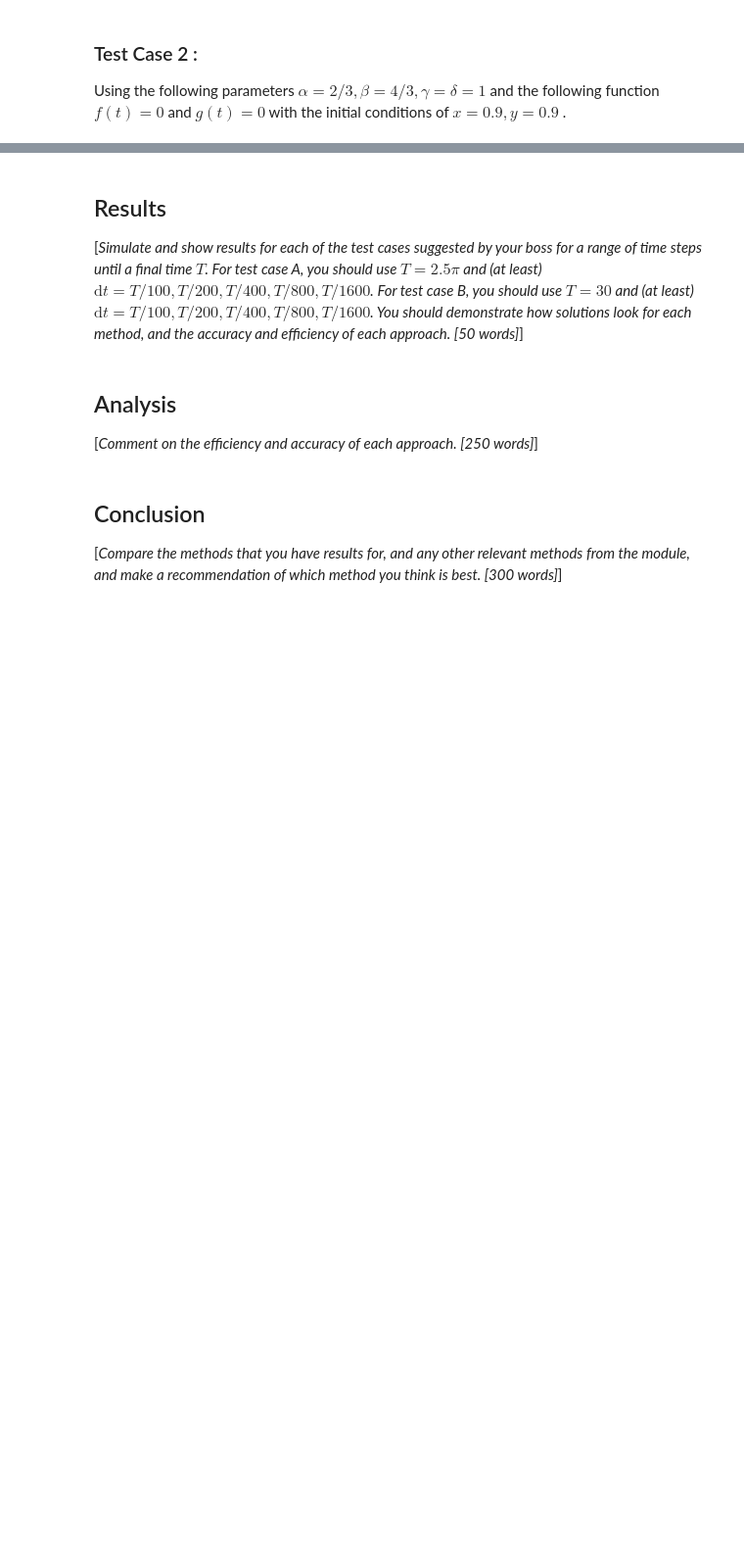
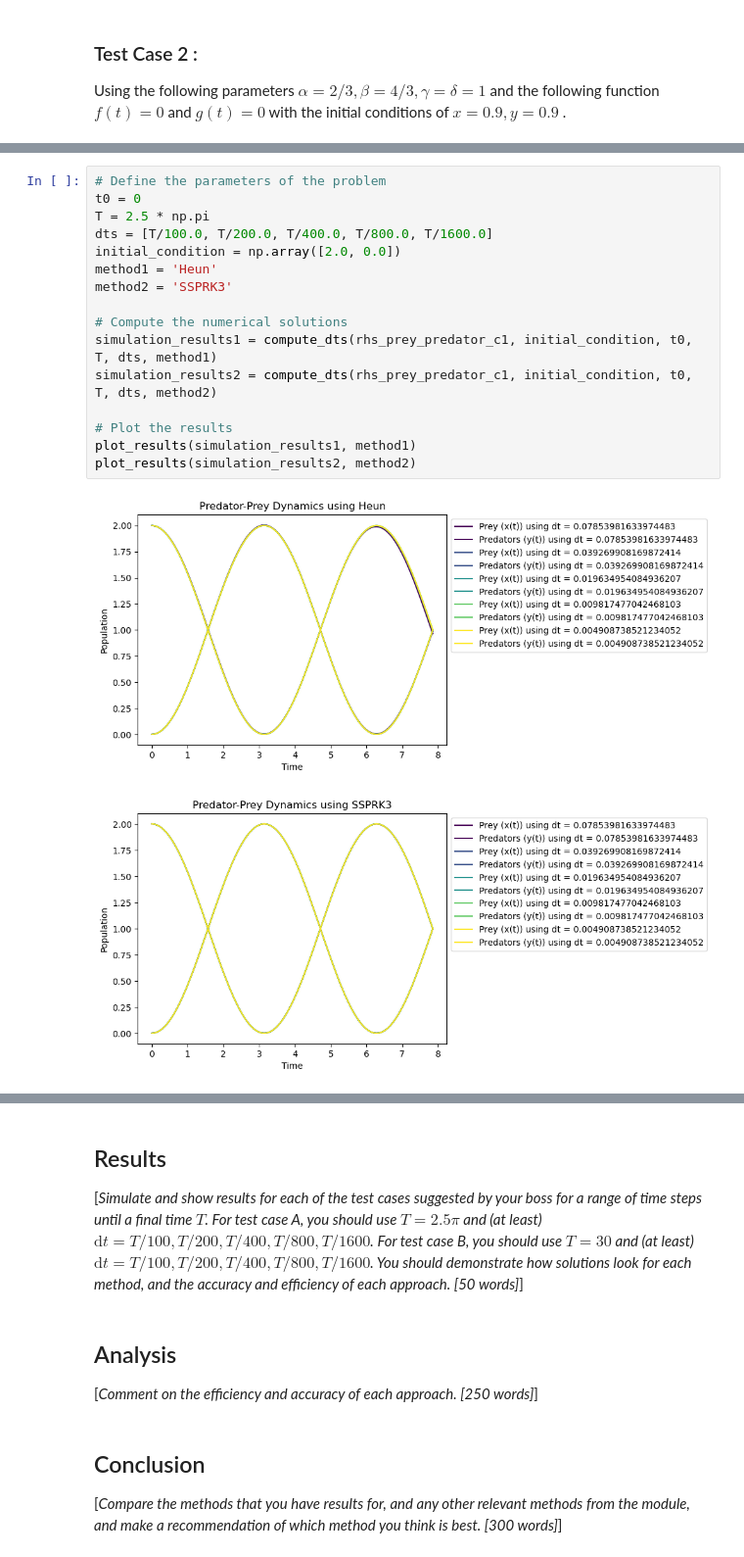
Before and after one commit to rubayeaAlketbi/Numerical-Methods-for-Solving-Predator-Prey-Models, a Jupyter notebook: template.ipynb, the cells around one changed output, grey strips where cells are left out. Shown at 98% size. Cells and saved outputs as stored; diff of their text form; blank space fills up the shorter version.

```diff
--- a/template.ipynb
+++ b/template.ipynb
@@ -187 +150,20 @@ def compare_and_plot(y0,t0,T,dts,method):
+# %%
+# Define the parameters of the problem
+t0 = 0
+T = 2.5 * np.pi
+dts = [T/100.0, T/200.0, T/400.0, T/800.0, T/1600.0]
+initial_condition = np.array([2.0, 0.0])
+method1 = 'Heun'
+method2 = 'SSPRK3'
+
+# Compute the numerical solutions
+simulation_results1 = compute_dts(rhs_prey_predator_c1, initial_condition, t0, T, dts, method1)
+simulation_results2 = compute_dts(rhs_prey_predator_c1, initial_condition, t0, T, dts, method2)
+
+# Plot the results
+plot_results(simulation_results1, method1)
+plot_results(simulation_results2, method2)
+# %% [output]
+[figure, added]
+[figure, added]
 # %%
```
Also changed, not shown: parts of 12 cells of this notebook.
